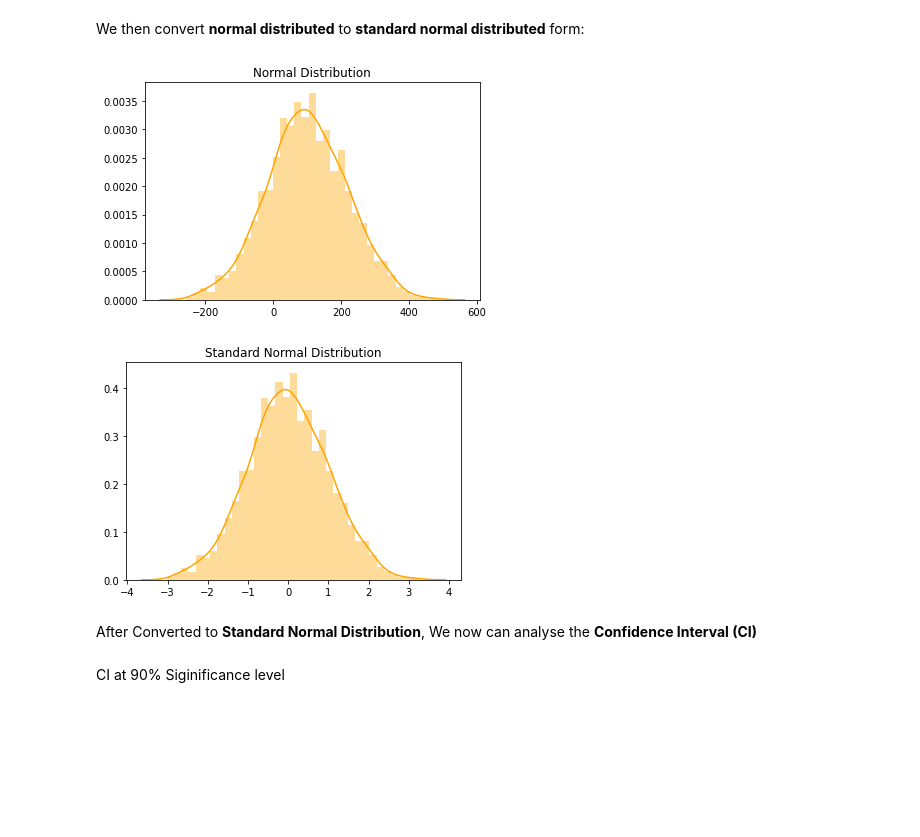
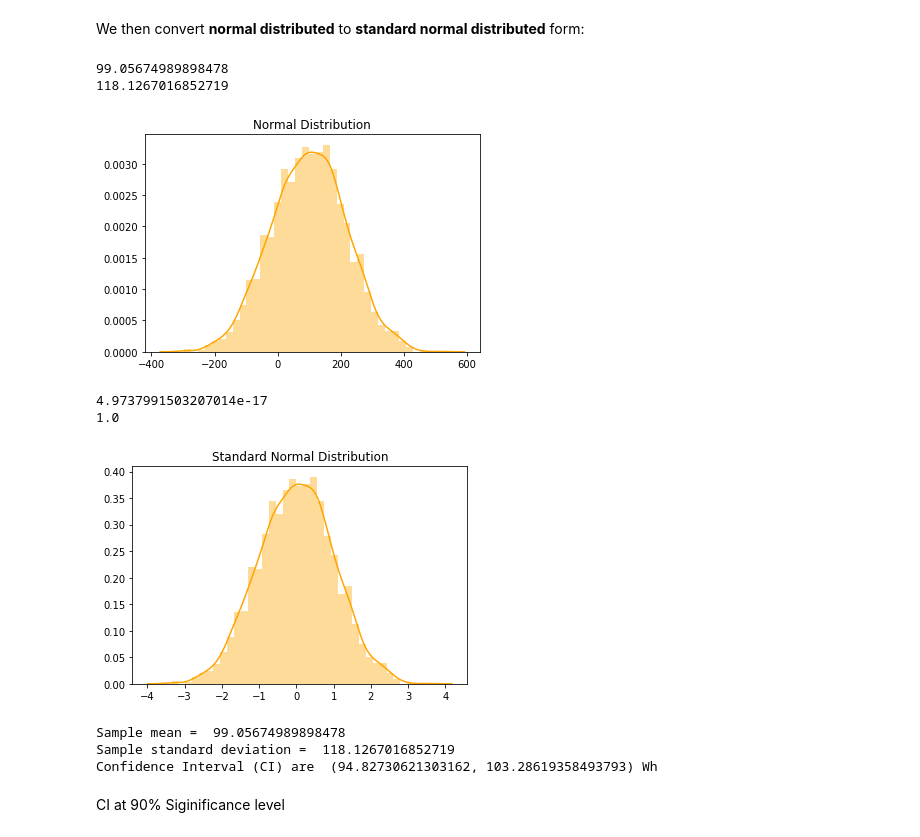
Before and after one commit to Hafizuddin961/mini-project-statistic, a Jupyter notebook: Statistic_1m.ipynb, the cells around one changed output. Drawn from its saved outputs; the diff is of its cells as text; code cells hidden in the pictures; blank space fills up the shorter version.

```diff
--- a/Statistic_1m.ipynb
+++ b/Statistic_1m.ipynb
@@ -229,16 +229,37 @@ We then convert **normal distributed** to **standard normal distributed** form:
 # %%
 x = ideal_normal
 x_s = (x - x.mean()) / x.std()
 
-sns.distplot(ideal_normal, color='orange').set_title('Normal Distribution')
+sns.distplot(x, color='orange').set_title('Normal Distribution')
+print(x.mean())
+print(x.std())
 plt.show()
 sns.distplot(x_s, color='orange').set_title('Standard Normal Distribution')
+print(x_s.mean())
+print(x_s.std())
 plt.show()
 # %% [output]
+99.05674989898478
+118.1267016852719
-[figure, old version]
+[figure, new version]
+4.9737991503207014e-17
+1.0
-[figure, old version]
+[figure, new version]
-# %% [markdown]
-After Converted to **Standard Normal Distribution**, We now can analyse the **Confidence Interval (CI)**
+# %%
+import statsmodels.stats.api as sms
+import numpy as np, scipy.stats as st
+
+sampled_3000 = ideal_normal
+print("Sample mean = ", sampled_3000.mean())
+print("Sample standard deviation = ", sampled_3000.std())
+a = st.t.interval(0.95, len(sampled_3000)-1,
+                  loc=np.mean(sampled_3000),
+                  scale=st.sem(sampled_3000))
+print("Confidence Interval (CI) are ", a, "Wh")
+# %% [output]
+Sample mean =  99.05674989898478
+Sample standard deviation =  118.1267016852719
+Confidence Interval (CI) are  (94.82730621303162, 103.28619358493793) Wh
 # %% [markdown]
 CI at 90% Siginificance level
 # %%
```
Also changed, not shown: parts of 8 cells of this notebook.
